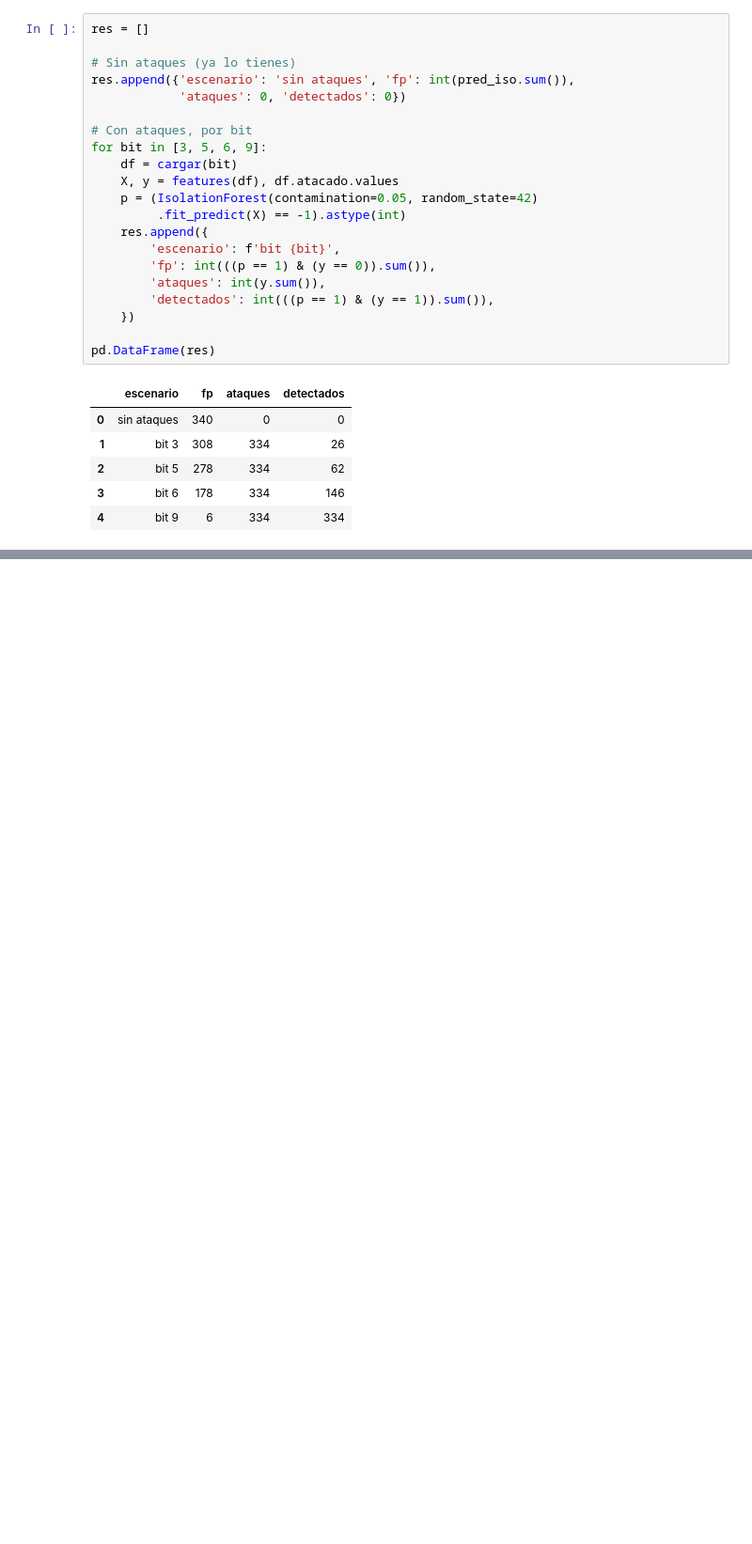
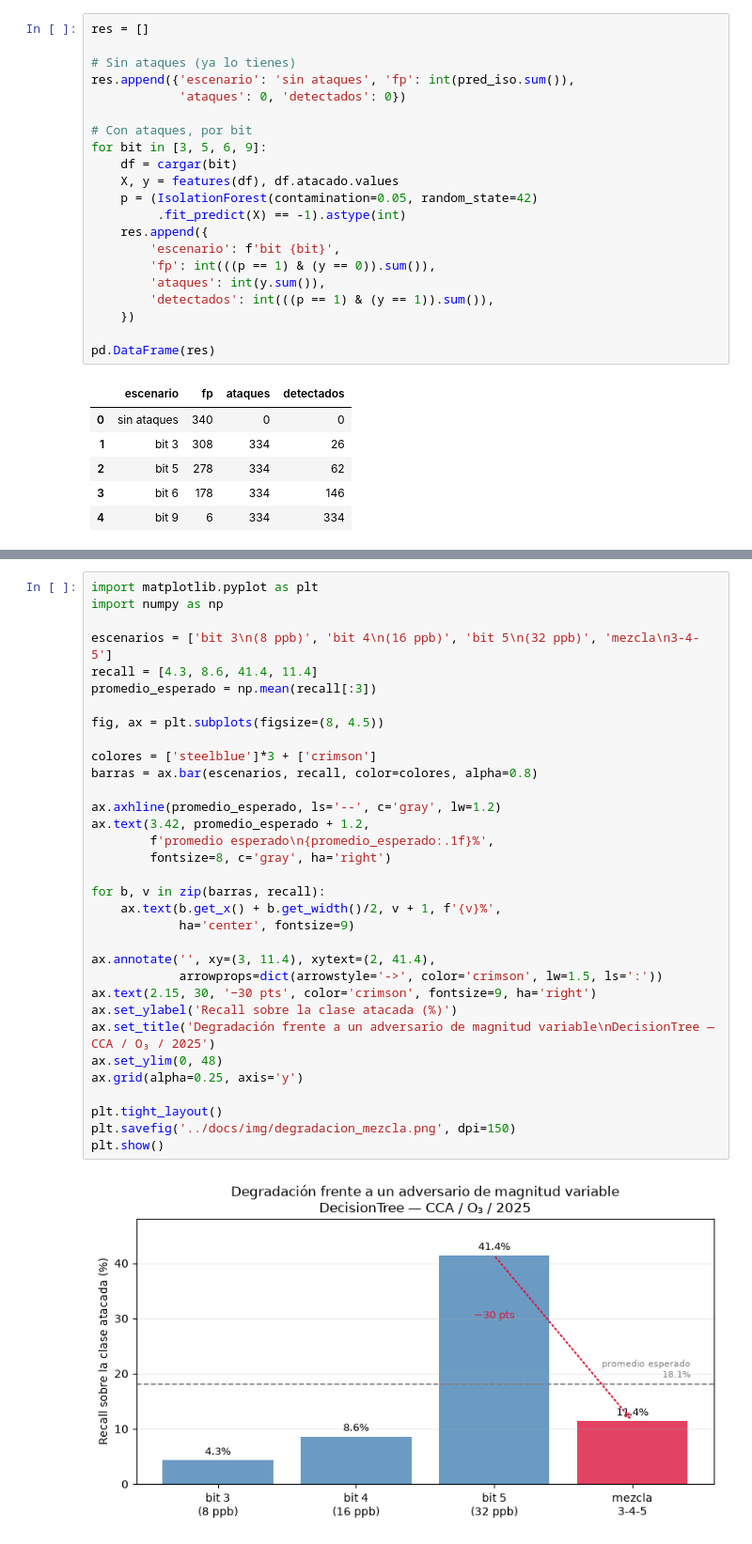
Before and after one commit to JoseLili/lorawan11-rama-detection, a Jupyter notebook: notebooks/06_deteccion.ipynb, the cells around one changed output, grey strips where cells are left out. Shown at 94% size. Cells and saved outputs as stored; diff of their text form; blank space fills up the shorter version.

```diff
--- a/notebooks/06_deteccion.ipynb
+++ b/notebooks/06_deteccion.ipynb
@@ -412,0 +529,35 @@ comp.pivot_table(index=['bit', 'modelo'], columns='split',
+# %%
+import matplotlib.pyplot as plt
+import numpy as np
+
+escenarios = ['bit 3\n(8 ppb)', 'bit 4\n(16 ppb)', 'bit 5\n(32 ppb)', 'mezcla\n3-4-5']
+recall = [4.3, 8.6, 41.4, 11.4]
+promedio_esperado = np.mean(recall[:3])
+
+fig, ax = plt.subplots(figsize=(8, 4.5))
+
+colores = ['steelblue']*3 + ['crimson']
+barras = ax.bar(escenarios, recall, color=colores, alpha=0.8)
+
+ax.axhline(promedio_esperado, ls='--', c='gray', lw=1.2)
+ax.text(3.42, promedio_esperado + 1.2,
+        f'promedio esperado\n{promedio_esperado:.1f}%',
+        fontsize=8, c='gray', ha='right')
+
+for b, v in zip(barras, recall):
+    ax.text(b.get_x() + b.get_width()/2, v + 1, f'{v}%',
+            ha='center', fontsize=9)
+
+ax.annotate('', xy=(3, 11.4), xytext=(2, 41.4),
+            arrowprops=dict(arrowstyle='->', color='crimson', lw=1.5, ls=':'))
+ax.text(2.15, 30, '−30 pts', color='crimson', fontsize=9, ha='right')
+ax.set_ylabel('Recall sobre la clase atacada (%)')
+ax.set_title('Degradación frente a un adversario de magnitud variable\nDecisionTree — CCA / O₃ / 2025')
+ax.set_ylim(0, 48)
+ax.grid(alpha=0.25, axis='y')
+
+plt.tight_layout()
+plt.savefig('../docs/img/degradacion_mezcla.png', dpi=150)
+plt.show()
+# %% [output]
+[figure, added]
```
Also changed, not shown: parts of 6 cells of this notebook, 1 other file.
